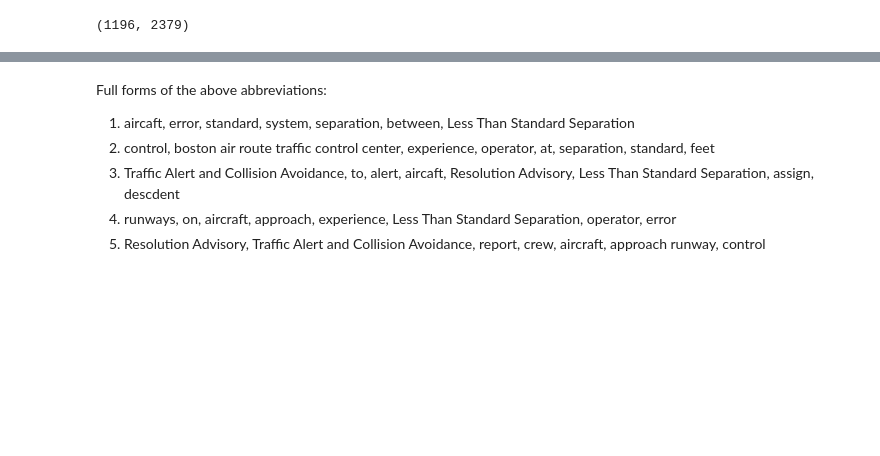
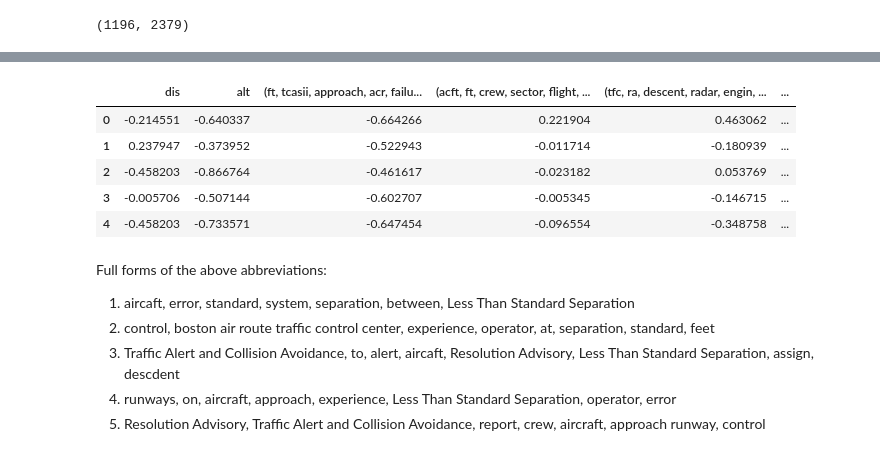
Before and after one commit to lingyigu/acas, a Jupyter notebook: src/03-Clustering.ipynb, the cells around one changed output, grey strips where cells are left out. Saved outputs shown, nothing was run; the diff lists cells and outputs as text; code cells hidden in the pictures; blank space fills up the shorter version.

```diff
--- a/src/03-Clustering.ipynb
+++ b/src/03-Clustering.ipynb
@@ -121,3 +122,17 @@ components
+# %%
+dfloc = pd.DataFrame(scale(data[['Place.3', 'Place.5']]), columns=['dis', 'alt'])
+df_features = dfloc.join(dfnorm)
+df_features['dis'] = df_features['dis'].apply(lambda x: x * 1)
+df_features['alt'] = df_features['alt'].apply(lambda x: x * 1)
+df_features.to_csv('03-lsa.csv')
+df_features.head()
+# %% [output]
+|  | dis | alt | (ft, tcasii, approach, acr, failu... | (acft, ft, crew, sector, flight, ... | (tfc, ra, descent, radar, engin, ... | ... |
+| 0 | -0.214551 | -0.640337 | -0.664266 | 0.221904 | 0.463062 | ... |
+| 1 | 0.237947 | -0.373952 | -0.522943 | -0.011714 | -0.180939 | ... |
+| 2 | -0.458203 | -0.866764 | -0.461617 | -0.023182 | 0.053769 | ... |
+| 3 | -0.005706 | -0.507144 | -0.602707 | -0.005345 | -0.146715 | ... |
+| 4 | -0.458203 | -0.733571 | -0.647454 | -0.096554 | -0.348758 | ... |
 # %% [markdown]
 Full forms of the above abbreviations:
 1. aircaft, error, standard, system, separation, between, Less Than Standard Separation
```
Also changed, not shown: parts of 9 cells of this notebook, 1 other file.
